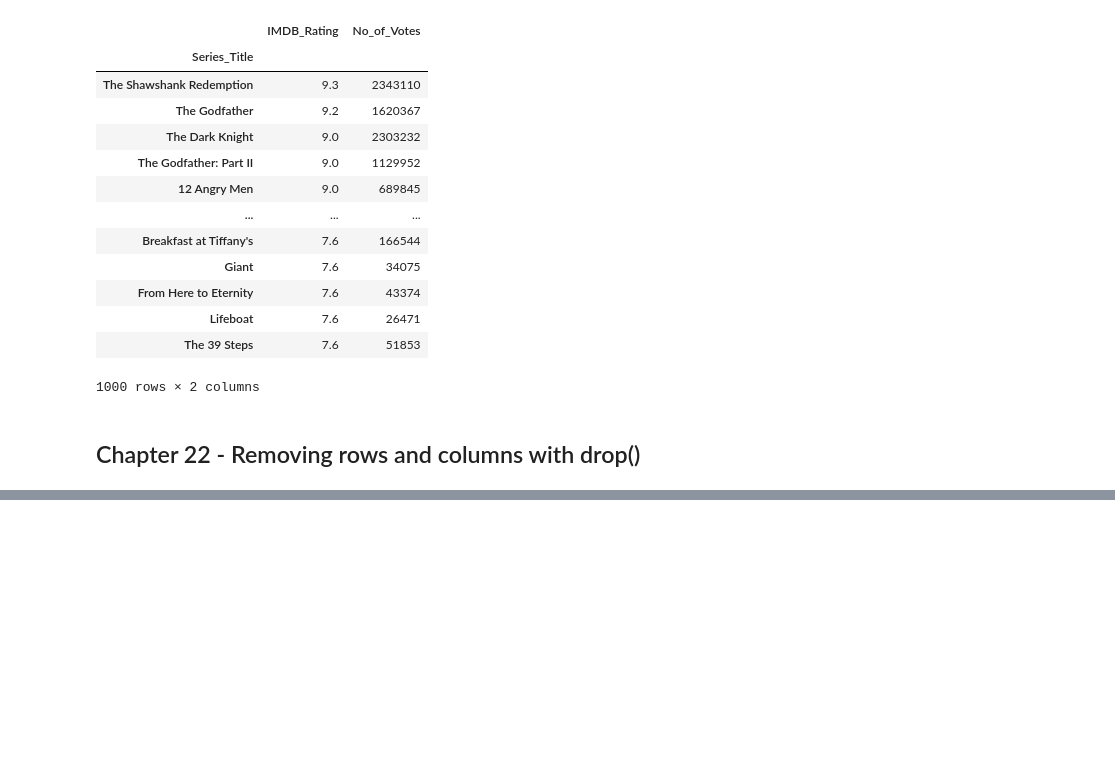
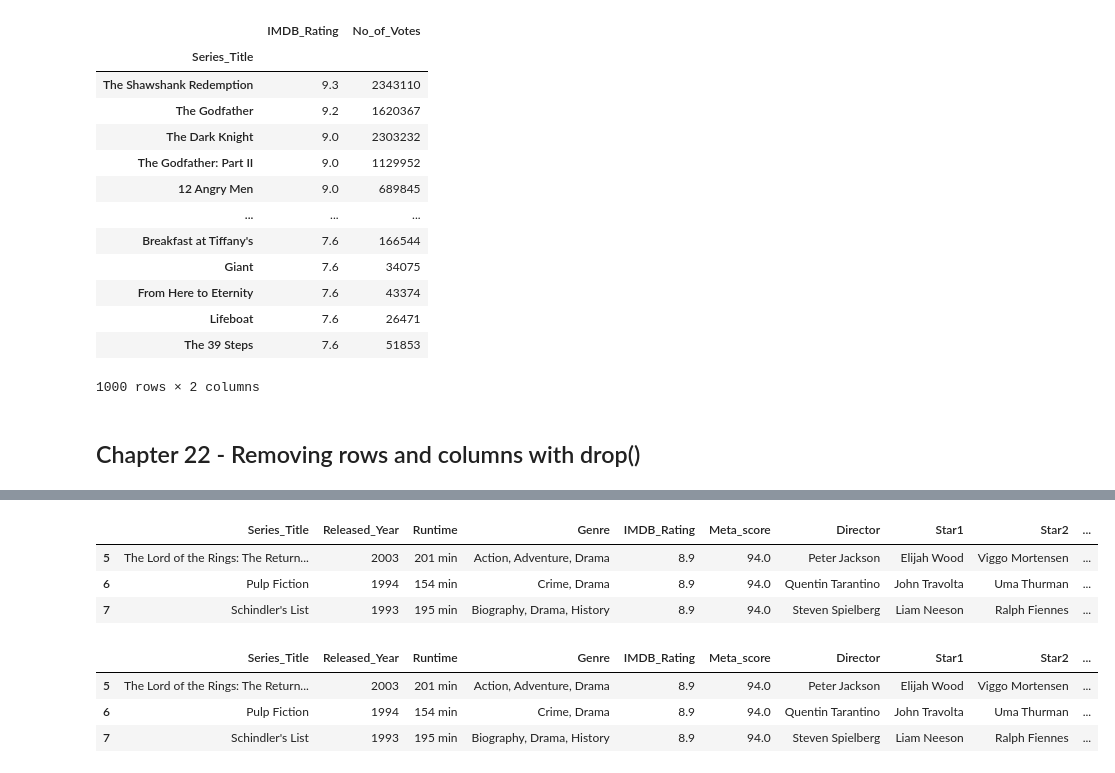
Before and after one commit to htv2012/python_notebooks, a Jupyter notebook: notebooks/udemy-learn-pandas/003-dataframe-1/dataframe1.ipynb, the cells around one changed output, grey strips where cells are left out. Cells and saved outputs as stored; diff of their text form; code cells hidden in the pictures; blank space fills up the shorter version.

```diff
--- a/notebooks/udemy-learn-pandas/003-dataframe-1/dataframe1.ipynb
+++ b/notebooks/udemy-learn-pandas/003-dataframe-1/dataframe1.ipynb
@@ -609,0 +654,20 @@ movies
+# %%
+#
+# To remove the rows, use labels=
+#
+movies.drop(labels=[0, 1, 2, 3, 4]).head(3)
+# %% [output]
+|  | Series_Title | Released_Year | Runtime | Genre | IMDB_Rating | Meta_score | Director | Star1 | Star2 | ... |
+| 5 | The Lord of the Rings: The Return... | 2003 | 201 min | Action, Adventure, Drama | 8.9 | 94.0 | Peter Jackson | Elijah Wood | Viggo Mortensen | ... |
+| 6 | Pulp Fiction | 1994 | 154 min | Crime, Drama | 8.9 | 94.0 | Quentin Tarantino | John Travolta | Uma Thurman | ... |
+| 7 | Schindler's List | 1993 | 195 min | Biography, Drama, History | 8.9 | 94.0 | Steven Spielberg | Liam Neeson | Ralph Fiennes | ... |
+# %%
+#
+# labels is the default, which we do not need to specify explicitly
+#
+movies.drop([0, 1, 2, 3, 4]).head(3)
+# %% [output]
+|  | Series_Title | Released_Year | Runtime | Genre | IMDB_Rating | Meta_score | Director | Star1 | Star2 | ... |
+| 5 | The Lord of the Rings: The Return... | 2003 | 201 min | Action, Adventure, Drama | 8.9 | 94.0 | Peter Jackson | Elijah Wood | Viggo Mortensen | ... |
+| 6 | Pulp Fiction | 1994 | 154 min | Crime, Drama | 8.9 | 94.0 | Quentin Tarantino | John Travolta | Uma Thurman | ... |
+| 7 | Schindler's List | 1993 | 195 min | Biography, Drama, History | 8.9 | 94.0 | Steven Spielberg | Liam Neeson | Ralph Fiennes | ... |
```
Also changed, not shown: parts of 5 cells of this notebook.
